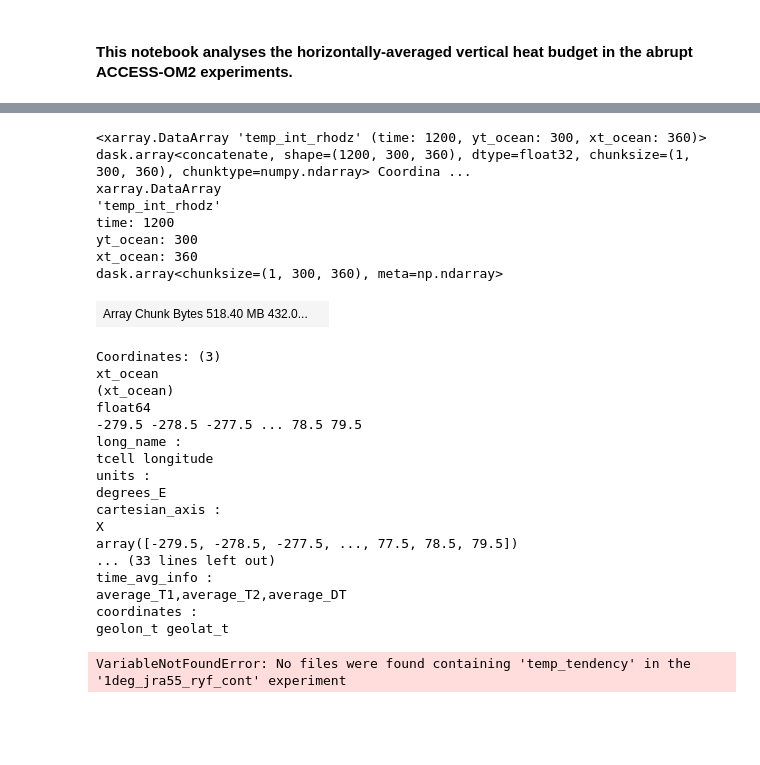
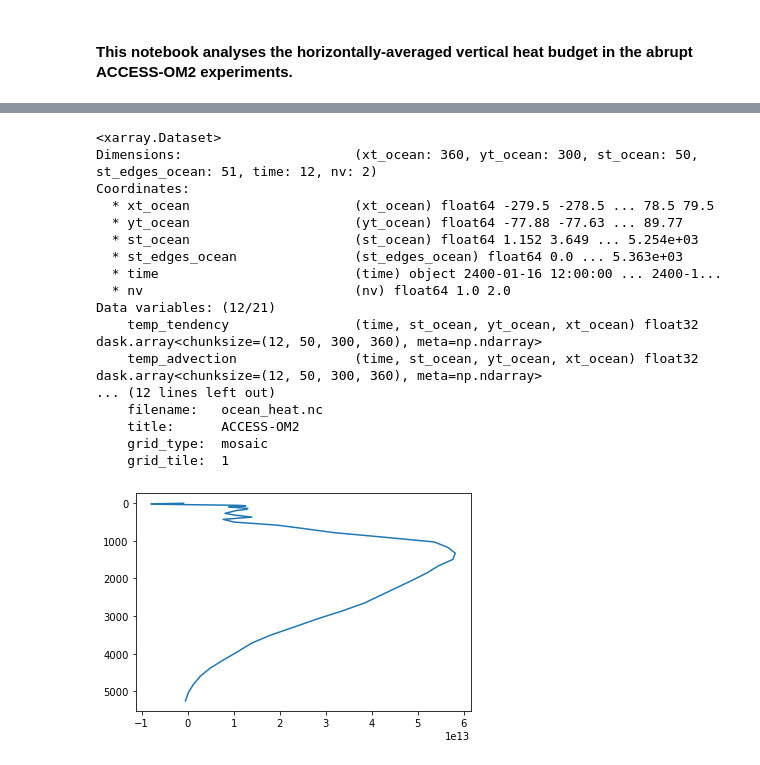
Before and after one commit to mpudig/HonoursThesis, a Jupyter notebook: Analysis_code/vertical_heat_budget.ipynb, the cells around one changed output, grey strips where cells are left out. Cells and saved outputs as stored; diff of their text form; code cells hidden in the pictures; blank space fills up the shorter version.

```diff
--- a/Analysis_code/vertical_heat_budget.ipynb
+++ b/Analysis_code/vertical_heat_budget.ipynb
@@ -85,0 +79,20 @@ sqlite3.ProgrammingError: SQLite objects created in a thread can only be used in
+# %%
+test
+# %% [output]
+<xarray.Dataset>
+Dimensions:                      (xt_ocean: 360, yt_ocean: 300, st_ocean: 50, st_edges_ocean: 51, time: 12, nv: 2)
+Coordinates:
+  * xt_ocean                     (xt_ocean) float64 -279.5 -278.5 ... 78.5 79.5
+  * yt_ocean                     (yt_ocean) float64 -77.88 -77.63 ... 89.77
+  * st_ocean                     (st_ocean) float64 1.152 3.649 ... 5.254e+03
+  * st_edges_ocean               (st_edges_ocean) float64 0.0 ... 5.363e+03
+  * time                         (time) object 2400-01-16 12:00:00 ... 2400-1...
+  * nv                           (nv) float64 1.0 2.0
+Data variables: (12/21)
+    temp_tendency                (time, st_ocean, yt_ocean, xt_ocean) float32 dask.array<chunksize=(12, 50, 300, 360), meta=np.ndarray>
+    temp_advection               (time, st_ocean, yt_ocean, xt_ocean) float32 dask.array<chunksize=(12, 50, 300, 360), meta=np.ndarray>
+... (12 lines left out)
+    filename:   ocean_heat.nc
+    title:      ACCESS-OM2
+    grid_type:  mosaic
+    grid_tile:  1
@@ -86,35 +143,6 @@ sqlite3.ProgrammingError: SQLite objects created in a thread can only be used in
 # %%
 yr_beg = '2400-02-01'
-yr_end = '2499-12-31'
+# yr_end = '2409-12-31'
 
-expt = '1deg_jra55_ryf_cont'
-var = 'temp_int_rhodz'
-temp_int_rhodz_cont = cc.querying.getvar(expt, var, session, start_time = yr_beg, end_time = yr_end)
+expt = '1deg_jra55_ryf_cont_heatbudgetdiags'
+heat_budget_cont = vertical_heat_budget(expt)
-# %%
-temp_int_rhodz_cont
-# %% [output]
-<xarray.DataArray 'temp_int_rhodz' (time: 1200, yt_ocean: 300, xt_ocean: 360)> dask.array<concatenate, shape=(1200, 300, 360), dtype=float32, chunksize=(1, 300, 360), chunktype=numpy.ndarray> Coordina ...
-xarray.DataArray
-'temp_int_rhodz'
-time: 1200
-yt_ocean: 300
-xt_ocean: 360
-dask.array<chunksize=(1, 300, 360), meta=np.ndarray>
-| Array Chunk Bytes 518.40 MB 432.0... |  |
-Coordinates: (3)
-xt_ocean
-(xt_ocean)
-float64
--279.5 -278.5 -277.5 ... 78.5 79.5
-long_name :
-tcell longitude
-units :
-degrees_E
-cartesian_axis :
-X
-array([-279.5, -278.5, -277.5, ..., 77.5, 78.5, 79.5])
-... (33 lines left out)
-time_avg_info :
-average_T1,average_T2,average_DT
-coordinates :
-geolon_t geolat_t
@@ -163,4 +149,5 @@ def vertical_heat_budget_terms(ekey):
-# %%
-temp_tendency_cont, advection_cont, vertical_mixing_cont, along_iso_mixing_cont, surface_forcing_combined_cont, area_t = vertical_heat_budget_terms('Control')
-# %% [output]
-VariableNotFoundError: No files were found containing 'temp_tendency' in the '1deg_jra55_ryf_cont' experiment
+# %%
+plt.plot(heat_budget_cont[0][0,:],heat_budget_cont[0].st_ocean)
+plt.gca().invert_yaxis()
+# %% [output]
+[figure, added]
```
Also changed, not shown: parts of 11 cells of this notebook, 28 other files.
